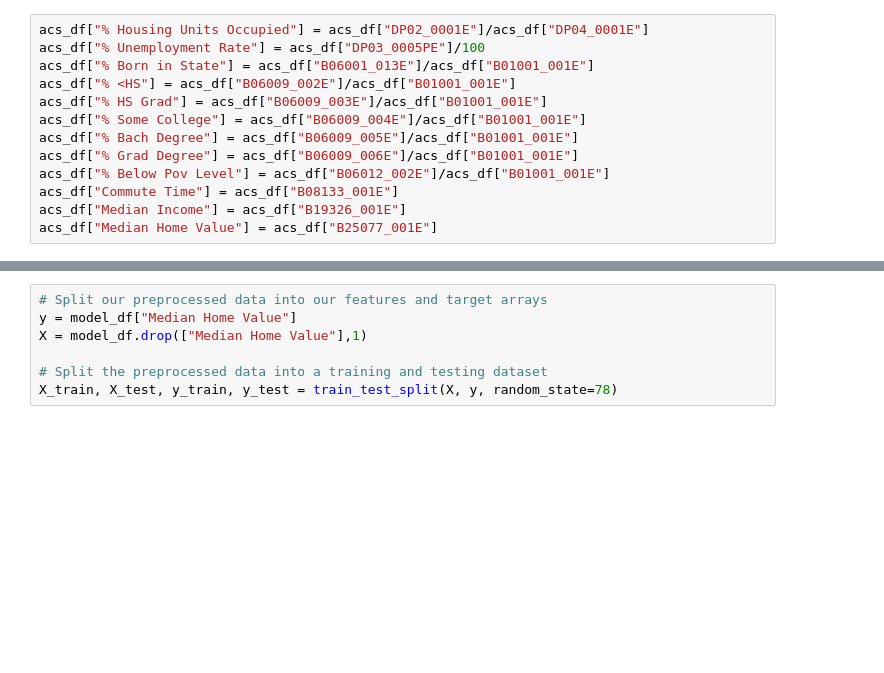
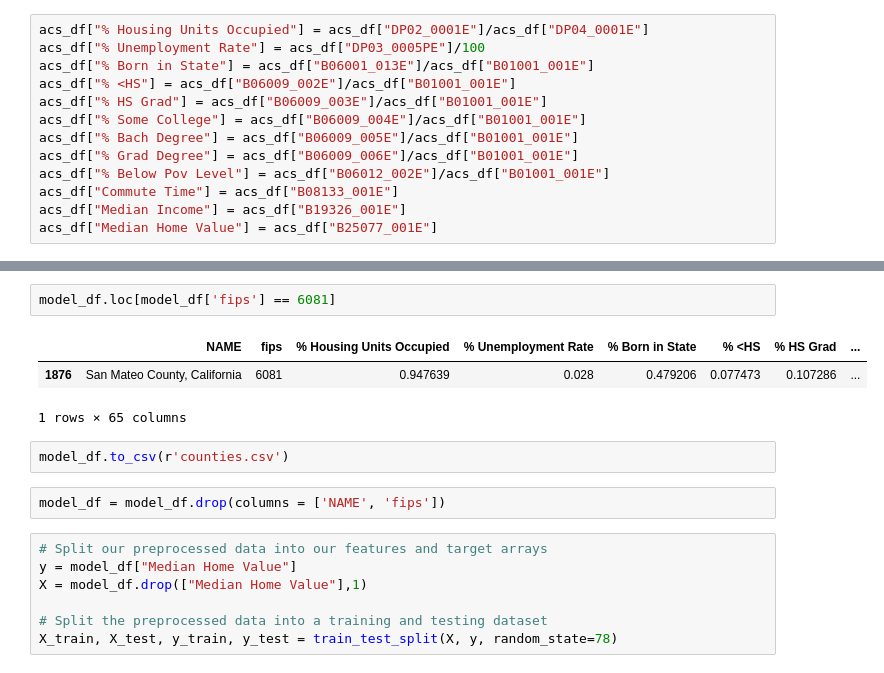
Before and after one commit to raywhelan01/whelan_housing_demo, a Jupyter notebook: machine_learning/housing_script.ipynb, the cells around one changed output, grey strips where cells are left out. Saved outputs shown, nothing was run; the diff lists cells and outputs as text; blank space fills up the shorter version.

```diff
--- a/machine_learning/housing_script.ipynb
+++ b/machine_learning/housing_script.ipynb
@@ -201,3 +208,13 @@ model_df
+# %%
+model_df.loc[model_df['fips'] == 6081]
+# %% [output]
+|  | NAME | fips | % Housing Units Occupied | % Unemployment Rate | % Born in State | % <HS | % HS Grad | ... |
+| 1876 | San Mateo County, California | 6081 | 0.947639 | 0.028 | 0.479206 | 0.077473 | 0.107286 | ... |
+1 rows × 65 columns
+# %%
+model_df.to_csv(r'counties.csv')
+# %%
+model_df = model_df.drop(columns = ['NAME', 'fips'])
 # %%
 # Split our preprocessed data into our features and target arrays
 y = model_df["Median Home Value"]
```
Also changed, not shown: parts of 12 cells of this notebook, 10 other files.
